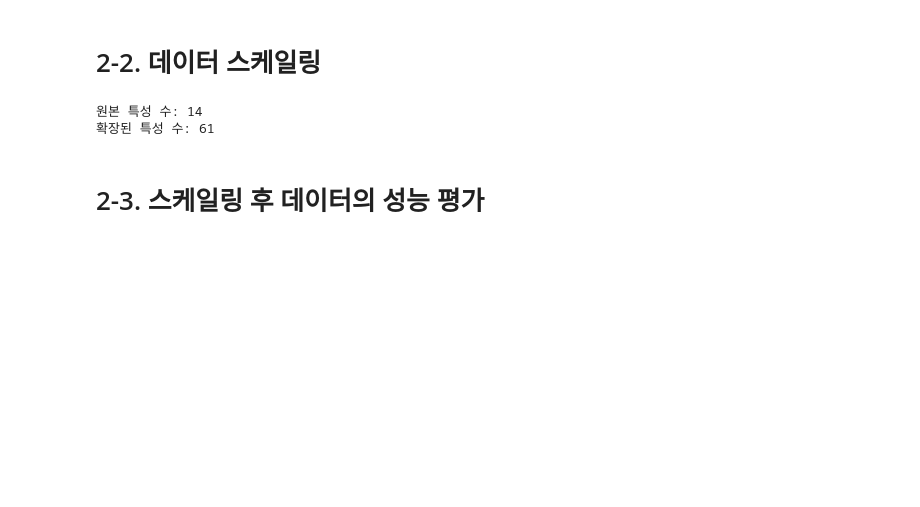
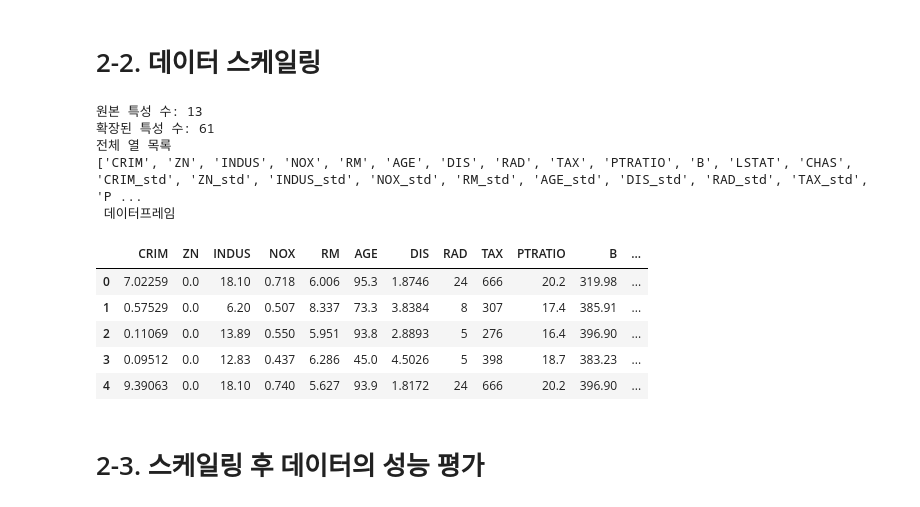
Before and after one commit to dbehdrbs0806/4th_2sem, a Jupyter notebook: BigDataAnalysis/HousingData_Analysis.ipynb, the cells around one changed output. Cells and saved outputs as stored; diff of their text form; code cells hidden in the pictures; blank space fills up the shorter version.

```diff
--- a/BigDataAnalysis/HousingData_Analysis.ipynb
+++ b/BigDataAnalysis/HousingData_Analysis.ipynb
@@ -344,28 +387,43 @@ x_test_sq.columns  = [f"{c}_sq" for c in x_cols]
 # %%
 # CHAS 다시 추가
 x_train["CHAS"] = chas_train
 x_test["CHAS"]  = chas_test
 x_cols.append("CHAS")
 
 x_train_all = pd.concat([x_train,x_train_std.reset_index(drop=True),
                          x_train_log.reset_index(drop=True),
                          x_train_mm.reset_index(drop=True),
                          x_train_sq.reset_index(drop=True)], axis=1)
 
 x_test_all = pd.concat([x_test.reset_index(drop=True),
                         x_test_std.reset_index(drop=True),
                         x_test_log.reset_index(drop=True),
                         x_test_mm.reset_index(drop=True),
                         x_test_sq.reset_index(drop=True)], axis=1)
 
 print("원본 특성 수:", len(x_cols))
 print("확장된 특성 수:", x_train_all.shape[1])
 
 x_train_sm = sm.add_constant(x_train_all)
 x_test_sm  = sm.add_constant(x_test_all, has_constant="add")
+
+print("전체 열 목록")
+print(x_train_all.columns.tolist()[:30])
+
+print(" 데이터프레임")
+display(x_train_all.head())
 # %% [output]
-원본 특성 수: 14
+원본 특성 수: 13
 확장된 특성 수: 61
+전체 열 목록
+['CRIM', 'ZN', 'INDUS', 'NOX', 'RM', 'AGE', 'DIS', 'RAD', 'TAX', 'PTRATIO', 'B', 'LSTAT', 'CHAS', 'CRIM_std', 'ZN_std', 'INDUS_std', 'NOX_std', 'RM_std', 'AGE_std', 'DIS_std', 'RAD_std', 'TAX_std', 'P ...
+ 데이터프레임
+|  | CRIM | ZN | INDUS | NOX | RM | AGE | DIS | RAD | TAX | PTRATIO | B | ... |
+| 0 | 7.02259 | 0.0 | 18.10 | 0.718 | 6.006 | 95.3 | 1.8746 | 24 | 666 | 20.2 | 319.98 | ... |
+| 1 | 0.57529 | 0.0 | 6.20 | 0.507 | 8.337 | 73.3 | 3.8384 | 8 | 307 | 17.4 | 385.91 | ... |
+| 2 | 0.11069 | 0.0 | 13.89 | 0.550 | 5.951 | 93.8 | 2.8893 | 5 | 276 | 16.4 | 396.90 | ... |
+| 3 | 0.09512 | 0.0 | 12.83 | 0.437 | 6.286 | 45.0 | 4.5026 | 5 | 398 | 18.7 | 383.23 | ... |
+| 4 | 9.39063 | 0.0 | 18.10 | 0.740 | 5.627 | 93.9 | 1.8172 | 24 | 666 | 20.2 | 396.90 | ... |
 # %% [markdown]
 # 2-3. 스케일링 후 데이터의 성능 평가
 # %%
```
Also changed, not shown: parts of 31 cells of this notebook, 2 other files.
